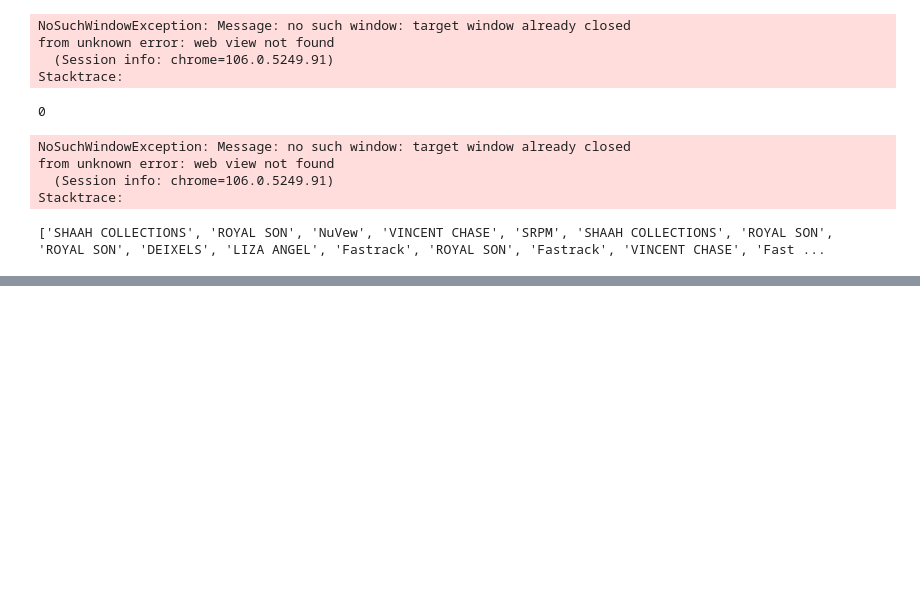
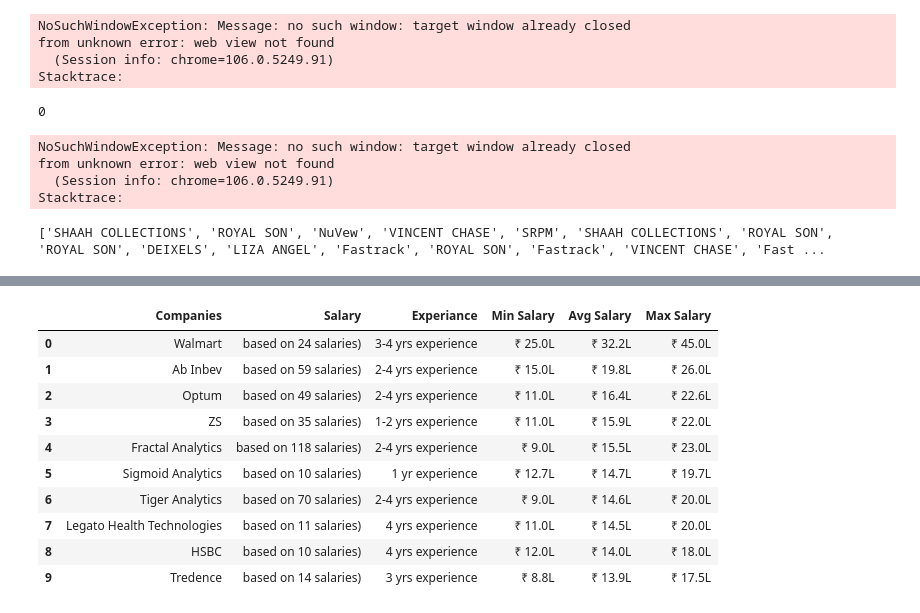
Before and after one commit to shivagadekar/Internship, a Jupyter notebook: Worksheet Set 03/web_scrapping_selenium.ipynb, the cells around one changed output, grey strips where cells are left out. Drawn from its saved outputs; the diff is of its cells as text; code cells hidden in the pictures; blank space fills up the shorter version.

```diff
--- a/Worksheet Set 03/web_scrapping_selenium.ipynb
+++ b/Worksheet Set 03/web_scrapping_selenium.ipynb
@@ -292,0 +334,43 @@ df['Price'] = goggle_price
+# %%
+avg_elements = driver.find_elements(By.XPATH, '//p[@class="averageCtc"]')
+average_sal = []
+for i in avg_elements:
+    average_sal.append(i.text)
+# average_sal
+# %%
+min_max_elements = driver.find_elements(By.XPATH, '//div[@class="salary-values"]')
+min_max = []
+for i in min_max_elements:
+    min_max.append(i.text)
+# %%
+mina = []
+maxa = []
+# %%
+for i in min_max:
+    a = i.split('\n')
+    # print(a)
+    mina.append(a[0])
+    maxa.append(a[1])
+# %%
+import pandas as pd
+df = pd.DataFrame()
+df['Companies'] = companies
+df["Salary"] = totaL_salary_record
+df["Experiance"] = final_experiance
+df["Min Salary"] = mina
+df["Avg Salary"] = average_sal
+df["Max Salary"] = maxa
+
+df
+# %% [output]
+|  | Companies | Salary | Experiance | Min Salary | Avg Salary | Max Salary |
+| 0 | Walmart | based on 24 salaries) | 3-4 yrs experience | ₹ 25.0L | ₹ 32.2L | ₹ 45.0L |
+| 1 | Ab Inbev | based on 59 salaries) | 2-4 yrs experience | ₹ 15.0L | ₹ 19.8L | ₹ 26.0L |
+| 2 | Optum | based on 49 salaries) | 2-4 yrs experience | ₹ 11.0L | ₹ 16.4L | ₹ 22.6L |
+| 3 | ZS | based on 35 salaries) | 1-2 yrs experience | ₹ 11.0L | ₹ 15.9L | ₹ 22.0L |
+| 4 | Fractal Analytics | based on 118 salaries) | 2-4 yrs experience | ₹ 9.0L | ₹ 15.5L | ₹ 23.0L |
+| 5 | Sigmoid Analytics | based on 10 salaries) | 1 yr experience | ₹ 12.7L | ₹ 14.7L | ₹ 19.7L |
+| 6 | Tiger Analytics | based on 70 salaries) | 2-4 yrs experience | ₹ 9.0L | ₹ 14.6L | ₹ 20.0L |
+| 7 | Legato Health Technologies | based on 11 salaries) | 4 yrs experience | ₹ 11.0L | ₹ 14.5L | ₹ 20.0L |
+| 8 | HSBC | based on 10 salaries) | 4 yrs experience | ₹ 12.0L | ₹ 14.0L | ₹ 18.0L |
+| 9 | Tredence | based on 14 salaries) | 3 yrs experience | ₹ 8.8L | ₹ 13.9L | ₹ 17.5L |
```
Also changed, not shown: parts of 7 cells of this notebook.
